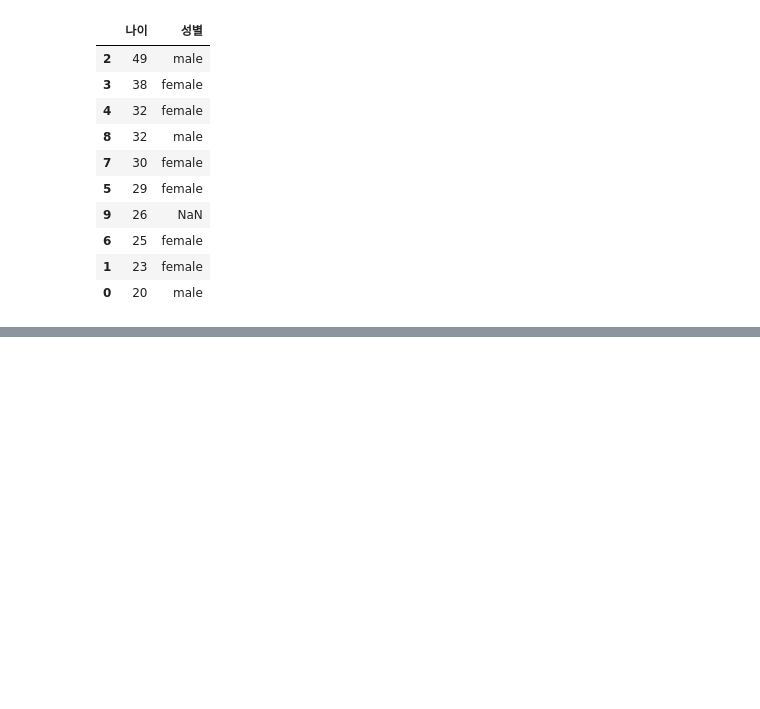
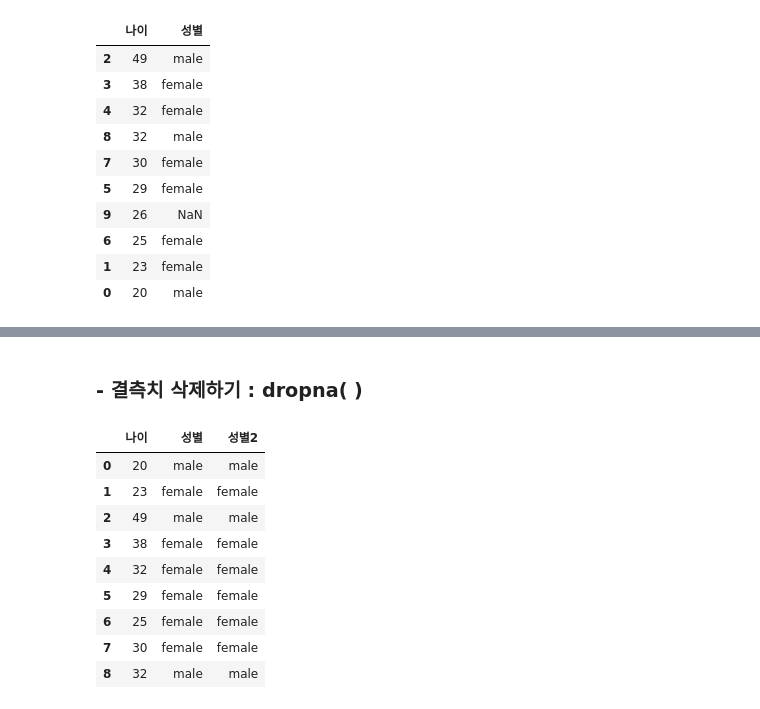
Before and after one commit to eseulLee/python, a Jupyter notebook: study_part02_02.ipynb, the cells around one changed output, grey strips where cells are left out. Drawn from its saved outputs; the diff is of its cells as text; code cells hidden in the pictures; blank space fills up the shorter version.

```diff
--- a/study_part02_02.ipynb
+++ b/study_part02_02.ipynb
@@ -918,0 +950,16 @@ data_frm.sort_values('나이', ascending=False)   # 나이 기준 내림차순
+# %% [markdown]
+### - 결측치 삭제하기 : dropna( )
+# %%
+data_frm2 = data_frm.dropna()
+data_frm2
+# %% [output]
+|  | 나이 | 성별 | 성별2 |
+| 0 | 20 | male | male |
+| 1 | 23 | female | female |
+| 2 | 49 | male | male |
+| 3 | 38 | female | female |
+| 4 | 32 | female | female |
+| 5 | 29 | female | female |
+| 6 | 25 | female | female |
+| 7 | 30 | female | female |
+| 8 | 32 | male | male |
```
Also changed, not shown: parts of 7 cells of this notebook.
